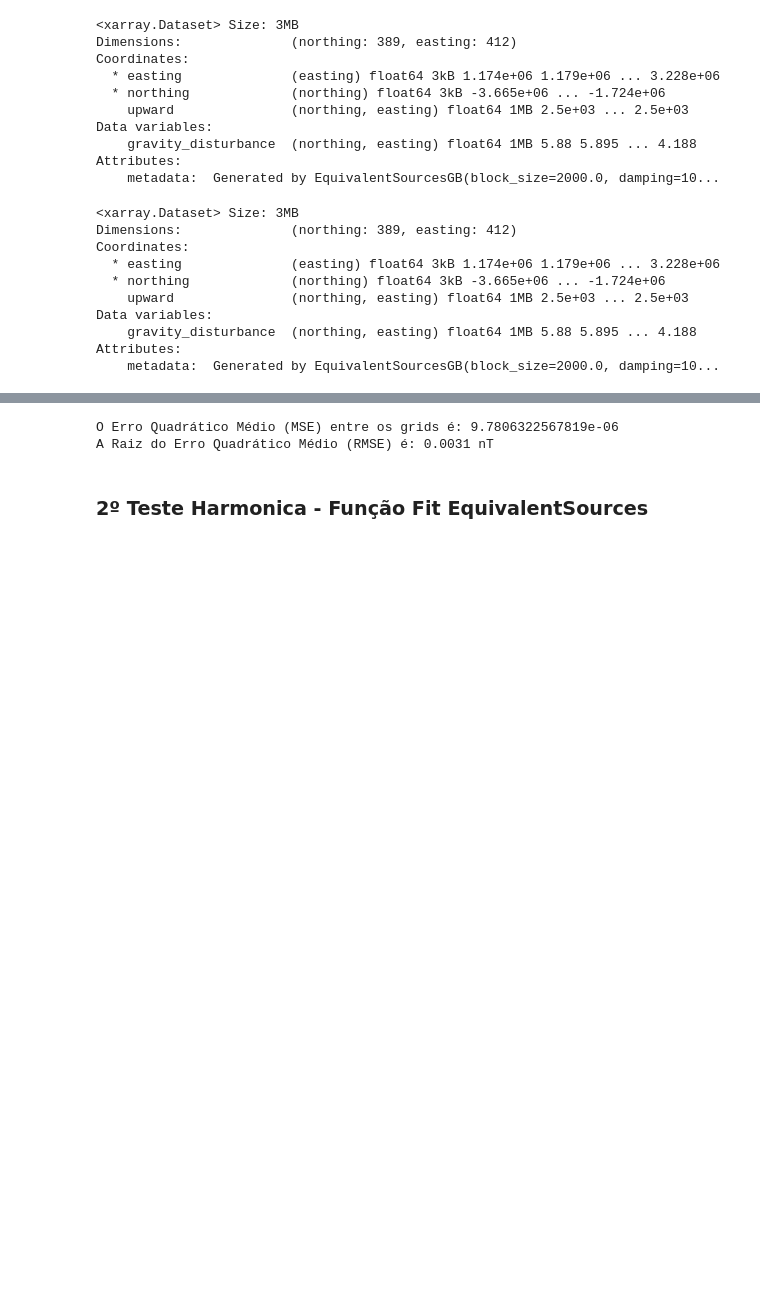
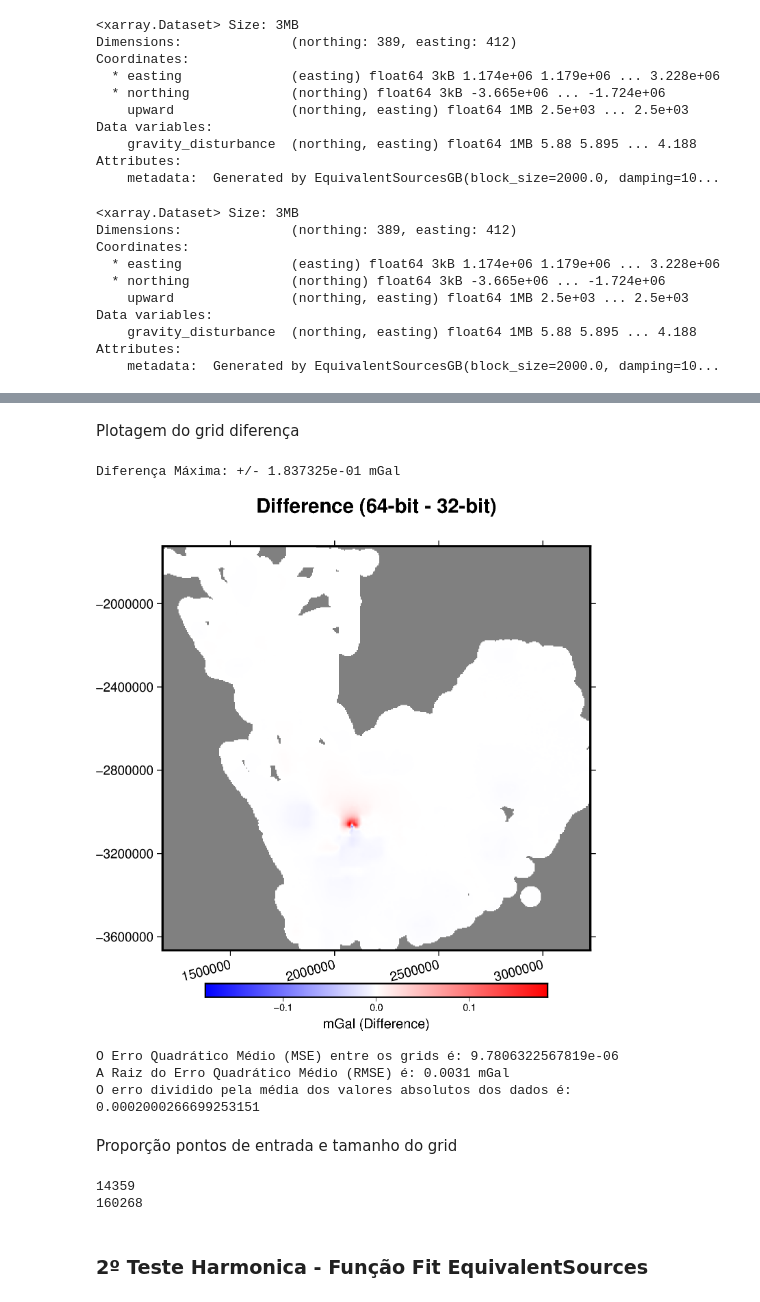
Before and after one commit to BernardoPerS/Fatiando_Modificado, a Jupyter notebook: Testes/teste_harmonica.ipynb, the cells around one changed output, grey strips where cells are left out. Drawn from its saved outputs; the diff is of its cells as text; code cells hidden in the pictures; blank space fills up the shorter version.

```diff
--- a/Testes/teste_harmonica.ipynb
+++ b/Testes/teste_harmonica.ipynb
@@ -351,3 +348,38 @@ fig.show()
+# %% [markdown]
+Plotagem do grid diferença
+# %%
+
+# Calcular a diferença
+grid_diff = grid_masked_64 - grid_masked_32
+
+# Calcular a escala para a diferença
+max_diff = vd.maxabs(grid_diff.gravity_disturbance)
+print(f"Diferença Máxima: +/- {max_diff:.6e} mGal")
+
+# Criar CPT específico para a diferença
+pygmt.makecpt(
+    cmap="polar+h0",
+    series=(-max_diff, max_diff),
+    background=True,
+    output="gravity_diff.cpt"
+)
+fig = pygmt.Figure()
+title = "Difference (64-bit - 32-bit)"
+with pygmt.config(FONT_TITLE="14p"):
+    fig.grdimage(
+        projection=fig_proj,
+        region=region,
+        frame=[f"WSne+t{title}", "xa500000+a15", "ya400000"],
+        grid=grid_diff.gravity_disturbance,
+        cmap="gravity_diff.cpt",
+    )
+
+fig.colorbar(cmap="gravity_diff.cpt", frame=["a", "x+lmGal (Difference)"])
+
+fig.show()
+# %% [output]
+Diferença Máxima: +/- 1.837325e-01 mGal
+[figure, added]
 # %%
 valores_64 = grid_64.gravity_disturbance.values
 valores_32 = grid_32.gravity_disturbance.values
@@ -358,10 +390,26 @@ print(f"O Erro Quadrático Médio (MSE) entre os grids é: {mse}")
 
 rmse = np.sqrt(mse)
 
-print(f"A Raiz do Erro Quadrático Médio (RMSE) é: {rmse:.4f} nT")
+print(f"A Raiz do Erro Quadrático Médio (RMSE) é: {rmse:.4f} mGal")
+
+media_magnitude = np.mean(np.abs(valores_64))
+erro_relativo = rmse / media_magnitude
+
+print(f"O erro dividido pela média dos valores absolutos dos dados é: {erro_relativo}")
 # %% [output]
 O Erro Quadrático Médio (MSE) entre os grids é: 9.7806322567819e-06
-A Raiz do Erro Quadrático Médio (RMSE) é: 0.0031 nT
+A Raiz do Erro Quadrático Médio (RMSE) é: 0.0031 mGal
+O erro dividido pela média dos valores absolutos dos dados é: 0.0002000266699253151
+# %% [markdown]
+Proporção pontos de entrada e tamanho do grid
+# %%
+pontos_entrada = len(gravity_disturbance)
+print(pontos_entrada)
+pontos_grid = valores_64.size
+print(pontos_grid)
+# %% [output]
+14359
+160268
 # %% [markdown]
 ### 2º Teste Harmonica - Função Fit EquivalentSources
 # %%
```
Also changed, not shown: parts of 18 cells of this notebook.
